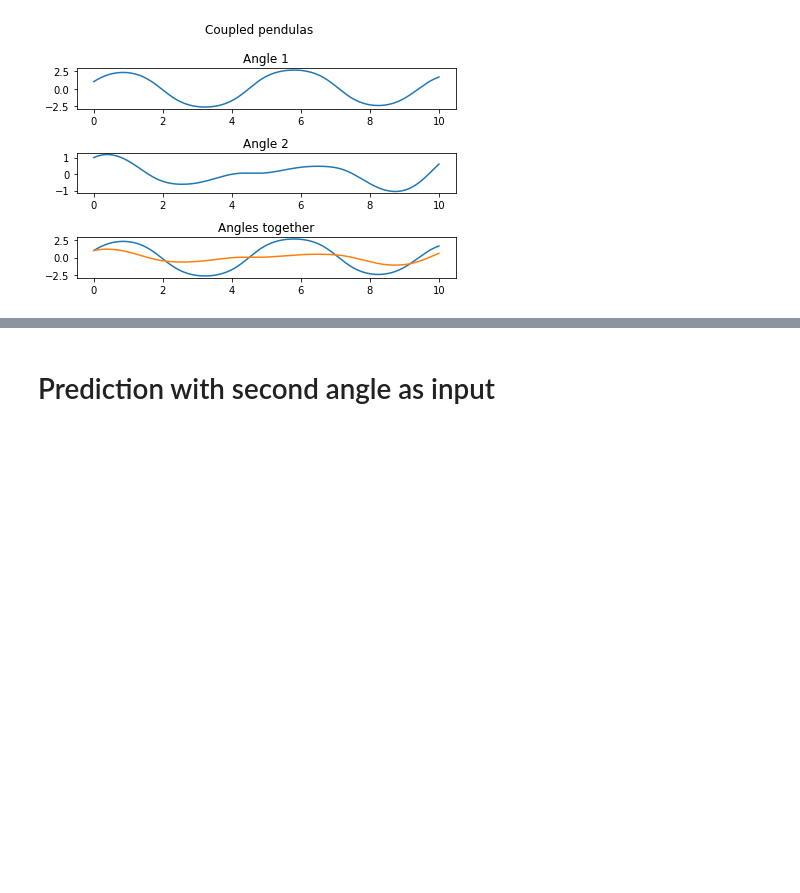
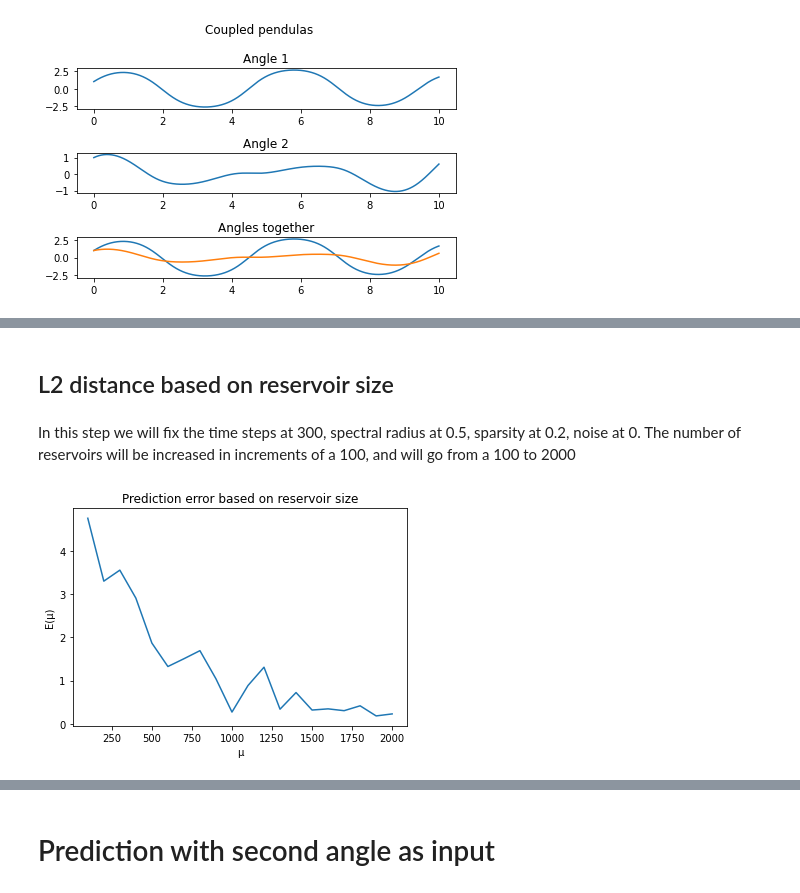
Before and after one commit to JustinZal/PendulumNN, a Jupyter notebook: Coupled Pendulums prediction.ipynb, the cells around one changed output, grey strips where cells are left out. Cells and saved outputs as stored; diff of their text form; code cells hidden in the pictures; blank space fills up the shorter version.

```diff
--- a/Coupled Pendulums prediction.ipynb
+++ b/Coupled Pendulums prediction.ipynb
@@ -128,0 +143,37 @@ training error:
+# %% [markdown]
+## L2 distance based on reservoir size
+# %% [markdown]
+In this step we will fix the time steps at 300, spectral radius at 0.5, sparsity at 0.2, noise at 0. The number of reservoirs will be increased in increments of a 100, and will go from a 100 to 2000
+# %%
+err = []
+steps = list(range(100, 2001, 100))
+
+# TODO for hyperparameters do averaging?
+# TODO I think we need averaging here
+
+# TODO also get training error
+for number_of_reservoirs in steps:
+    m = []
+
+    print('Processing number of reservoirs:', number_of_reservoirs)
+
+    for _ in range(10):
+        esn = getESN(1, number_of_reservoirs, 0.5, 0.2, 0, False)
+        weights = esn.fit(t_train, y_train)
+
+        pred = esn.predict(t_test[:N])
+        m.append(((pred - y_test[:N]) ** 2).mean())
+
+    err.append(np.array(m).mean())
+
+plt.plot(steps, err)
+plt.xlabel('\u03BC')
+plt.ylabel('E(\u03BC)')
+plt.title('Prediction error based on reservoir size')
+
+plt.savefig('Error on reservoir size', bbox_inches='tight')
+
+# Mean squared error, normalize with respect to the variance
+# After 1500 not much improvement
+# %% [output]
+[figure, added]
```
Also changed, not shown: parts of 13 cells of this notebook.
